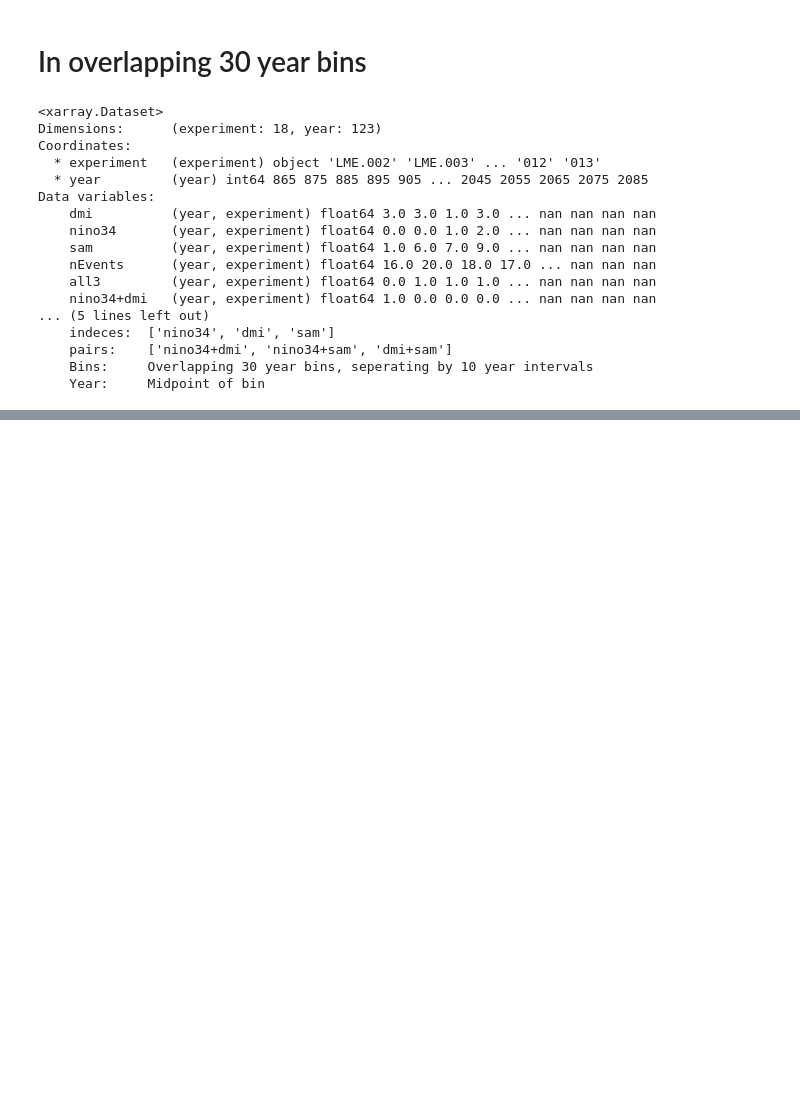
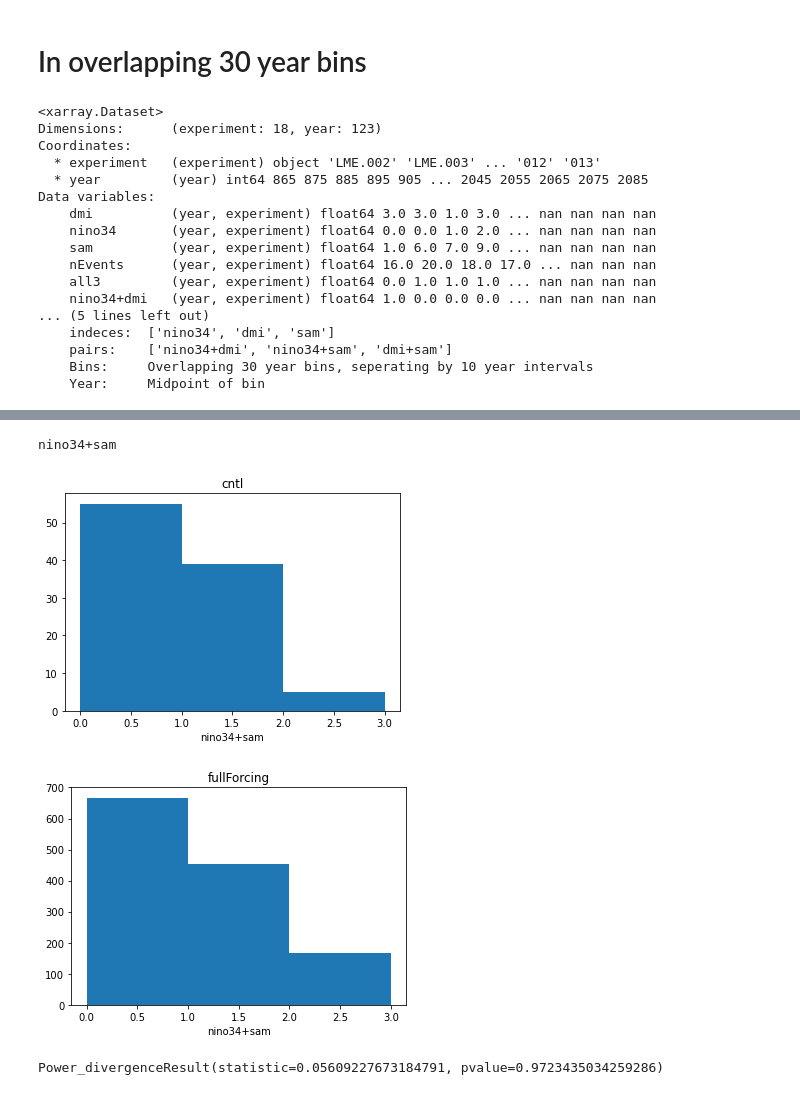
Before and after one commit to anton-seaice/compound, a Jupyter notebook: teleconnection/cesmControlvsForcings.ipynb, the cells around one changed output, grey strips where cells are left out. Saved outputs shown, nothing was run; the diff lists cells and outputs as text; code cells hidden in the pictures; blank space fills up the shorter version.

```diff
--- a/teleconnection/cesmControlvsForcings.ipynb
+++ b/teleconnection/cesmControlvsForcings.ipynb
@@ -192,0 +205,7 @@ F_onewayResult(statistic=1.8797246298459662, pvalue=0.17058772174236245)
+# %%
+chi2Index(overBinFirePos['nino34+sam'].to_dataset(), 3 )
+# %% [output]
+nino34+sam
+[figure, added]
+[figure, added]
+Power_divergenceResult(statistic=0.05609227673184791, pvalue=0.9723435034259286)
```
Also changed, not shown: parts of 9 cells of this notebook, 3 other files.
